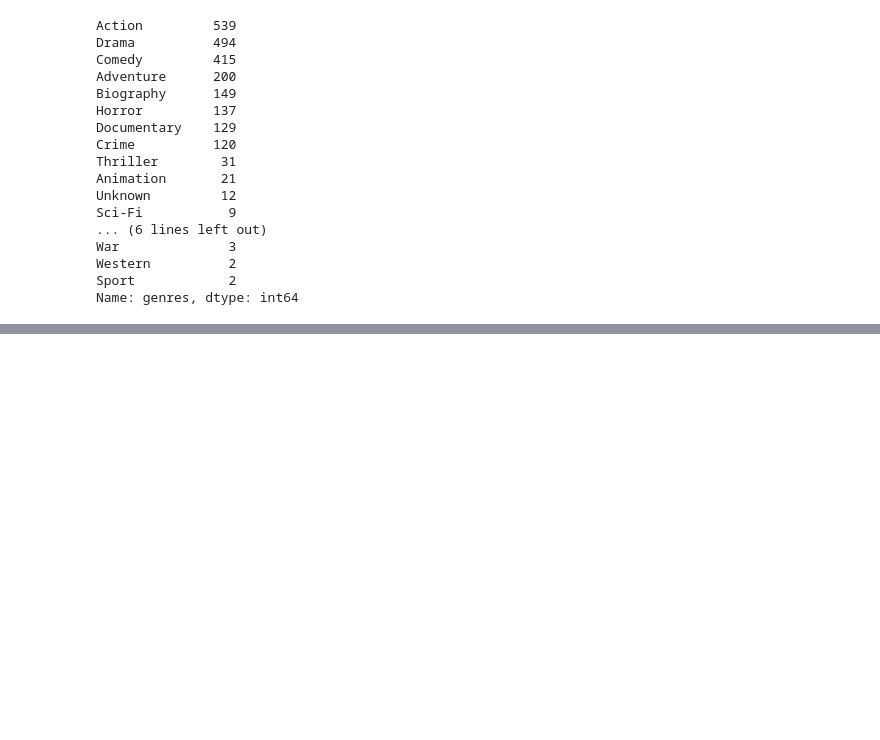
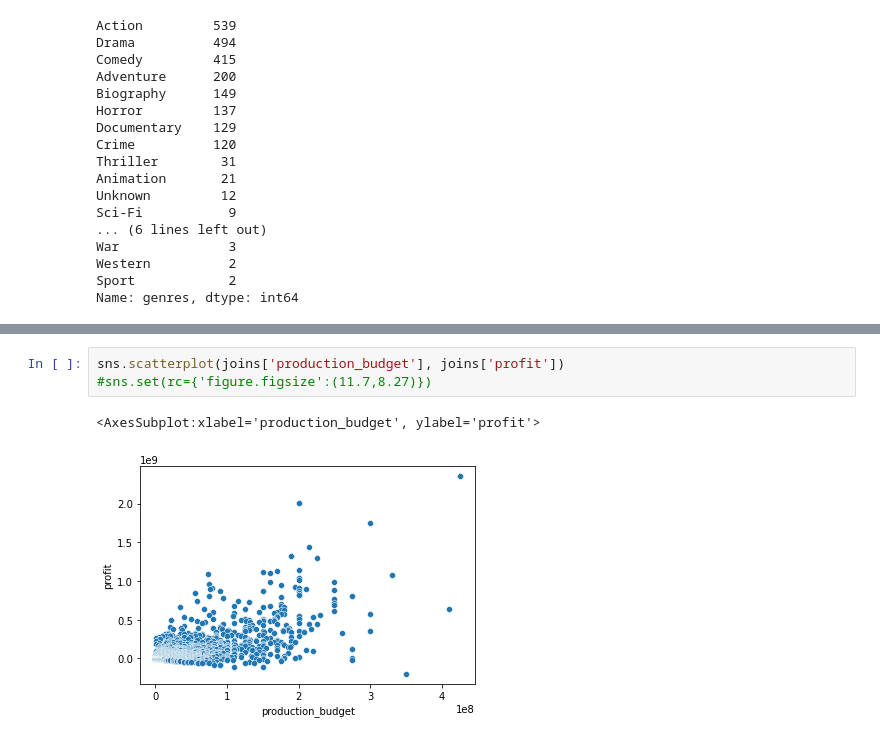
Before and after one commit to zmtillery/group-5-0206, a Jupyter notebook: notebooks/cole/cole.ipynb, the cells around one changed output, grey strips where cells are left out. Cells and saved outputs as stored; diff of their text form; blank space fills up the shorter version.

```diff
--- a/notebooks/cole/cole.ipynb
+++ b/notebooks/cole/cole.ipynb
@@ -477,0 +502,6 @@ Name: director, Length: 1783, dtype: int64
+# %%
+sns.scatterplot(joins['production_budget'], joins['profit'])
+#sns.set(rc={'figure.figsize':(11.7,8.27)})
+# %% [output]
+<AxesSubplot:xlabel='production_budget', ylabel='profit'>
+[figure, added]
```
Also changed, not shown: parts of 13 cells of this notebook.
